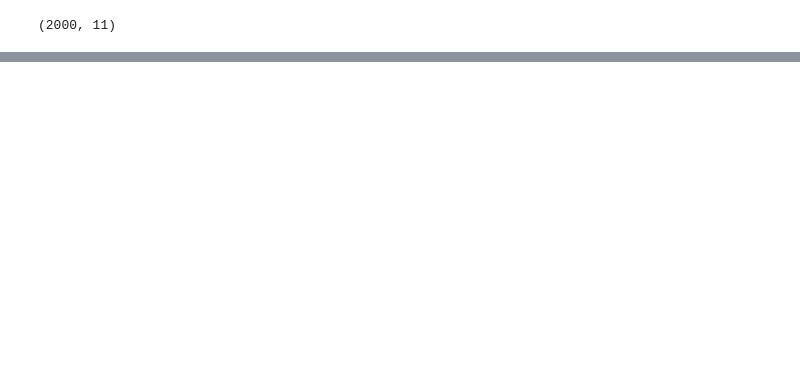
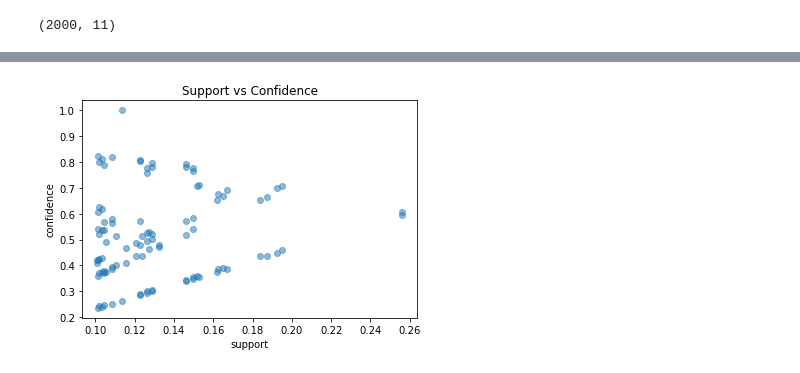
Before and after one commit to sairaj2005/ds-assignment, a Jupyter notebook: Association rules/Association_book.ipynb, the cells around one changed output, grey strips where cells are left out. Drawn from its saved outputs; the diff is of its cells as text; code cells hidden in the pictures; blank space fills up the shorter version.

```diff
--- a/Association rules/Association_book.ipynb
+++ b/Association rules/Association_book.ipynb
@@ -147,0 +80,4 @@ frequent_itemsets
+# %%
+frequent_itemsets1 = apriori(data, min_support = 0.1, use_colnames=True)
+frequent_itemsets1['length'] = frequent_itemsets1['itemsets'].apply(lambda x: len(x))
+frequent_itemsets1
@@ -147,0 +104,3 @@ frequent_itemsets
+# %%
+rules1 = association_rules(frequent_itemsets1, metric="lift", min_threshold=0.5)
+rules1
@@ -147,0 +121,8 @@ frequent_itemsets
+# %%
+plt.scatter(rules1['support'], rules1['confidence'], alpha=0.5)
+plt.xlabel('support')
+plt.ylabel('confidence')
+plt.title('Support vs Confidence')
+plt.show()
+# %% [output]
+[figure, added]
```
Also changed, not shown: parts of 36 cells of this notebook.
